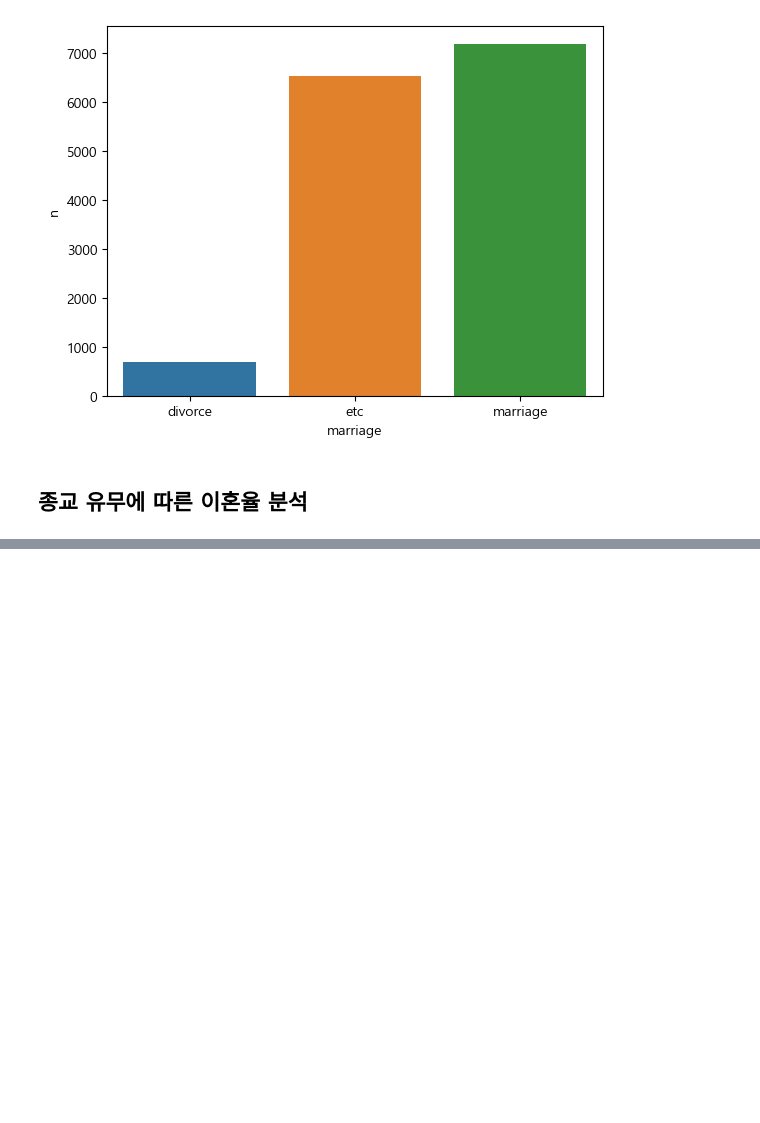
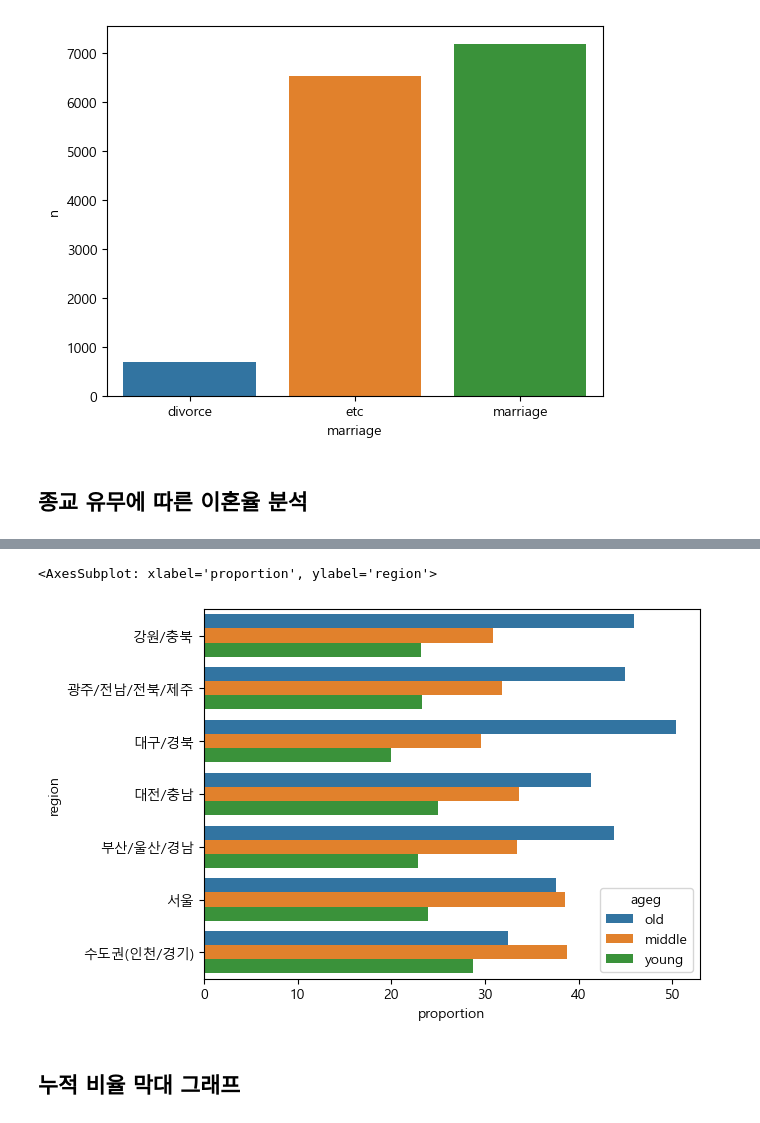
Before and after one commit to PGJeong/Study_Data_Analysis, a Jupyter notebook: Chap9-Data Analysis Practice.ipynb, the cells around one changed output, grey strips where cells are left out. Cells and saved outputs as stored; diff of their text form; code cells hidden in the pictures; blank space fills up the shorter version.

```diff
--- a/Chap9-Data Analysis Practice.ipynb
+++ b/Chap9-Data Analysis Practice.ipynb
@@ -548,0 +641,5 @@ AttributeError: 'DataFrameGroupBy' object has no attribute 'value_counts'
+# %%
+# 지역코드 목록 만들기
+list_region = pd.DataFrame({'code_region' : [1, 2, 3, 4, 5, 6, 7],
+                            'region' : ['서울', '수도권(인천/경기)', '부산/울산/경남', '대구/경북', '대전/충남', '강원/충북', '광주/전남/전북/제주']})
+list_region
@@ -548,0 +655,3 @@ AttributeError: 'DataFrameGroupBy' object has no attribute 'value_counts'
+# %%
+welfare = welfare.merge(list_region, how = 'left', on = 'code_region')
+welfare.head()
@@ -548,0 +668,6 @@ AttributeError: 'DataFrameGroupBy' object has no attribute 'value_counts'
+# %%
+# 지역별 연령대 비율표 만들기
+region_ageg = welfare.groupby('region', as_index = False)\
+                     ['ageg']\
+                     .value_counts(normalize = True)
+region_ageg.head()
@@ -548,0 +681,3 @@ AttributeError: 'DataFrameGroupBy' object has no attribute 'value_counts'
+# %%
+region_ageg = region_ageg.assign(proportion = region_ageg['proportion'] * 100).round(1)
+region_ageg.head()
@@ -548,0 +691,7 @@ AttributeError: 'DataFrameGroupBy' object has no attribute 'value_counts'
+# %%
+sns.barplot(data = region_ageg, x = 'proportion', y = 'region', hue = 'ageg')
+# %% [output]
+<AxesSubplot: xlabel='proportion', ylabel='region'>
+[figure, added]
+# %% [markdown]
+## 누적 비율 막대 그래프
```
Also changed, not shown: parts of 39 cells of this notebook, 3 other files.
